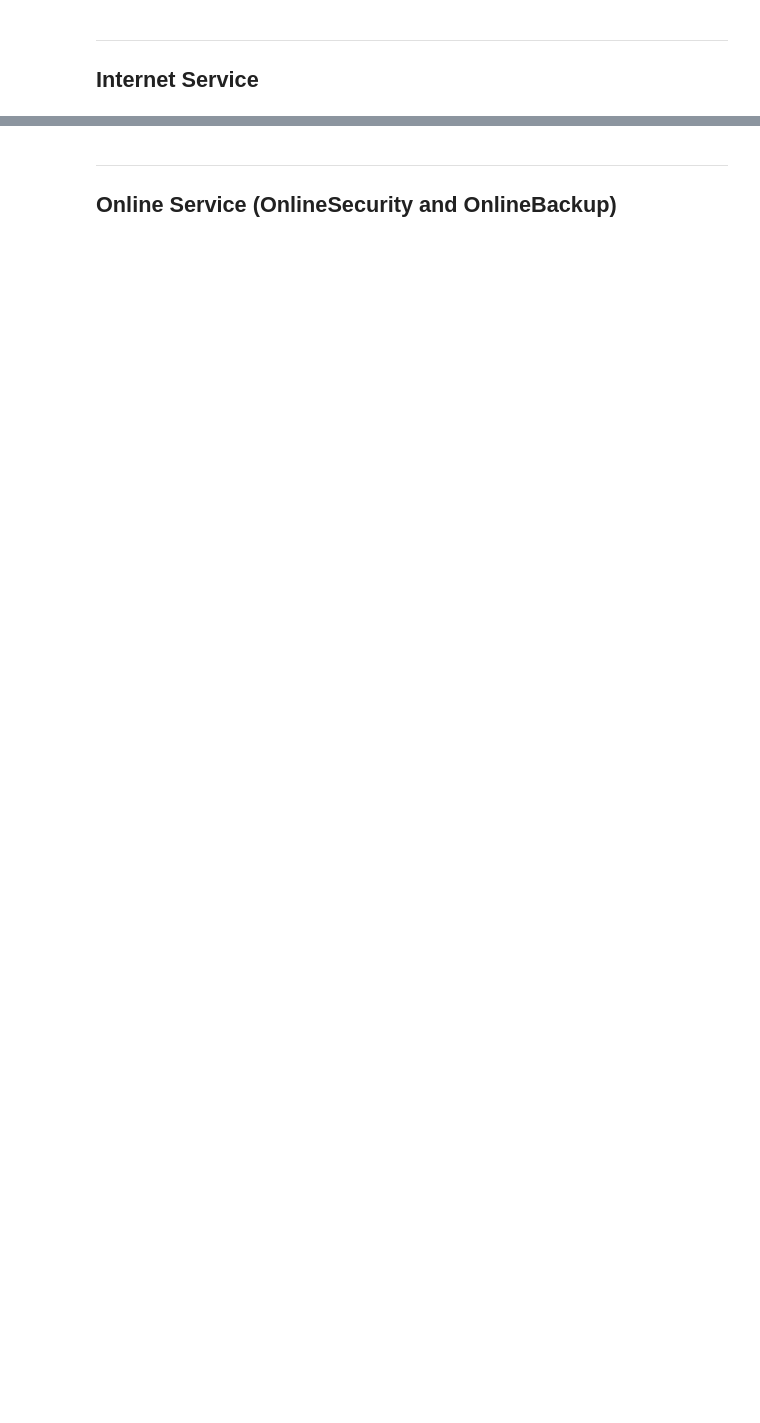
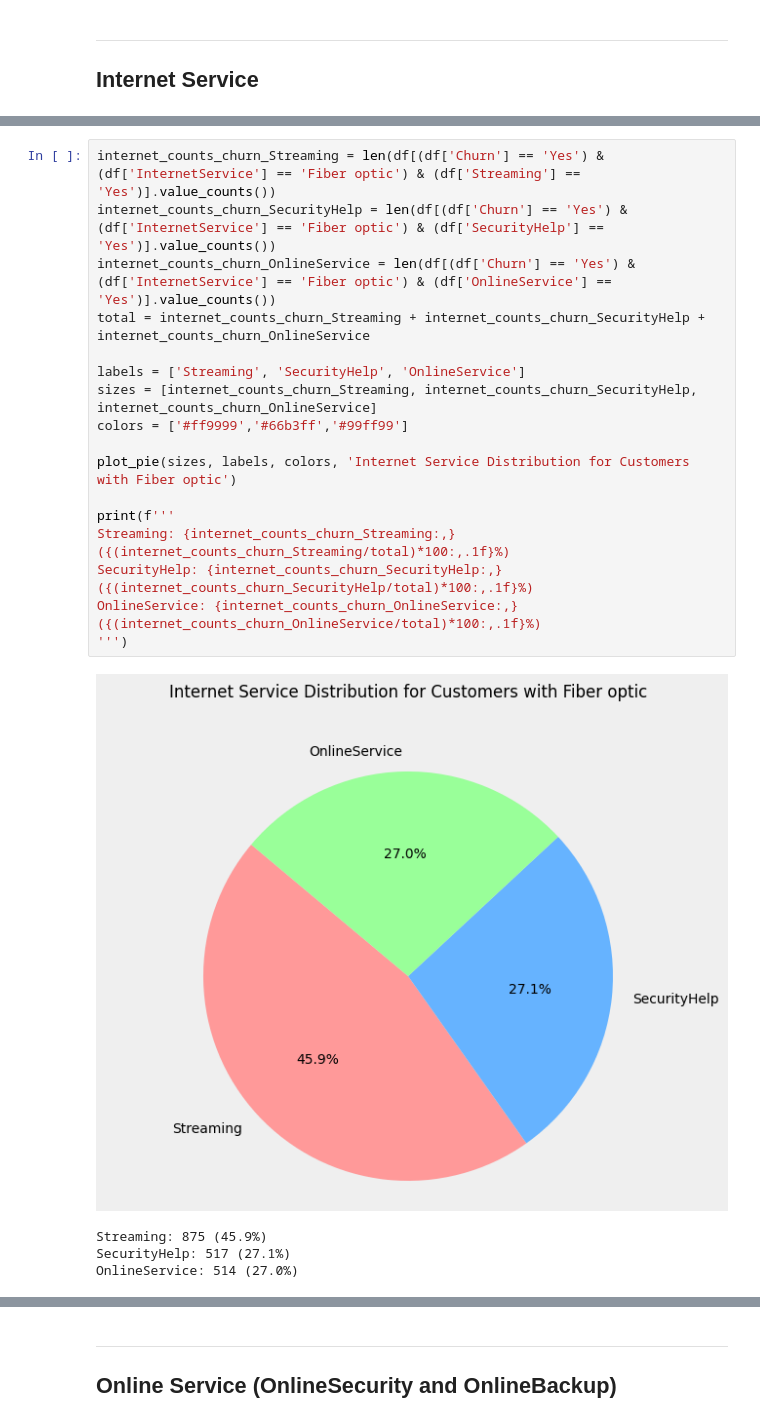
Before and after one commit to fabianoamaralbr/churn_model_ml, a Jupyter notebook: exploratory_analysis.ipynb, the cells around one changed output, grey strips where cells are left out. Saved outputs shown, nothing was run; the diff lists cells and outputs as text; blank space fills up the shorter version.

```diff
--- a/exploratory_analysis.ipynb
+++ b/exploratory_analysis.ipynb
@@ -268,0 +295,22 @@ No
+# %%
+internet_counts_churn_Streaming = len(df[(df['Churn'] == 'Yes') & (df['InternetService'] == 'Fiber optic') & (df['Streaming'] == 'Yes')].value_counts())
+internet_counts_churn_SecurityHelp = len(df[(df['Churn'] == 'Yes') & (df['InternetService'] == 'Fiber optic') & (df['SecurityHelp'] == 'Yes')].value_counts())
+internet_counts_churn_OnlineService = len(df[(df['Churn'] == 'Yes') & (df['InternetService'] == 'Fiber optic') & (df['OnlineService'] == 'Yes')].value_counts())
+total = internet_counts_churn_Streaming + internet_counts_churn_SecurityHelp + internet_counts_churn_OnlineService
+
+labels = ['Streaming', 'SecurityHelp', 'OnlineService']
+sizes = [internet_counts_churn_Streaming, internet_counts_churn_SecurityHelp, internet_counts_churn_OnlineService]
+colors = ['#ff9999','#66b3ff','#99ff99']
+
+plot_pie(sizes, labels, colors, 'Internet Service Distribution for Customers with Fiber optic')
+
+print(f'''
+Streaming: {internet_counts_churn_Streaming:,} ({(internet_counts_churn_Streaming/total)*100:,.1f}%)
+SecurityHelp: {internet_counts_churn_SecurityHelp:,} ({(internet_counts_churn_SecurityHelp/total)*100:,.1f}%)
+OnlineService: {internet_counts_churn_OnlineService:,} ({(internet_counts_churn_OnlineService/total)*100:,.1f}%)
+''')
+# %% [output]
+[figure, added]
+Streaming: 875 (45.9%)
+SecurityHelp: 517 (27.1%)
+OnlineService: 514 (27.0%)
```
Also changed, not shown: parts of 47 cells of this notebook.
